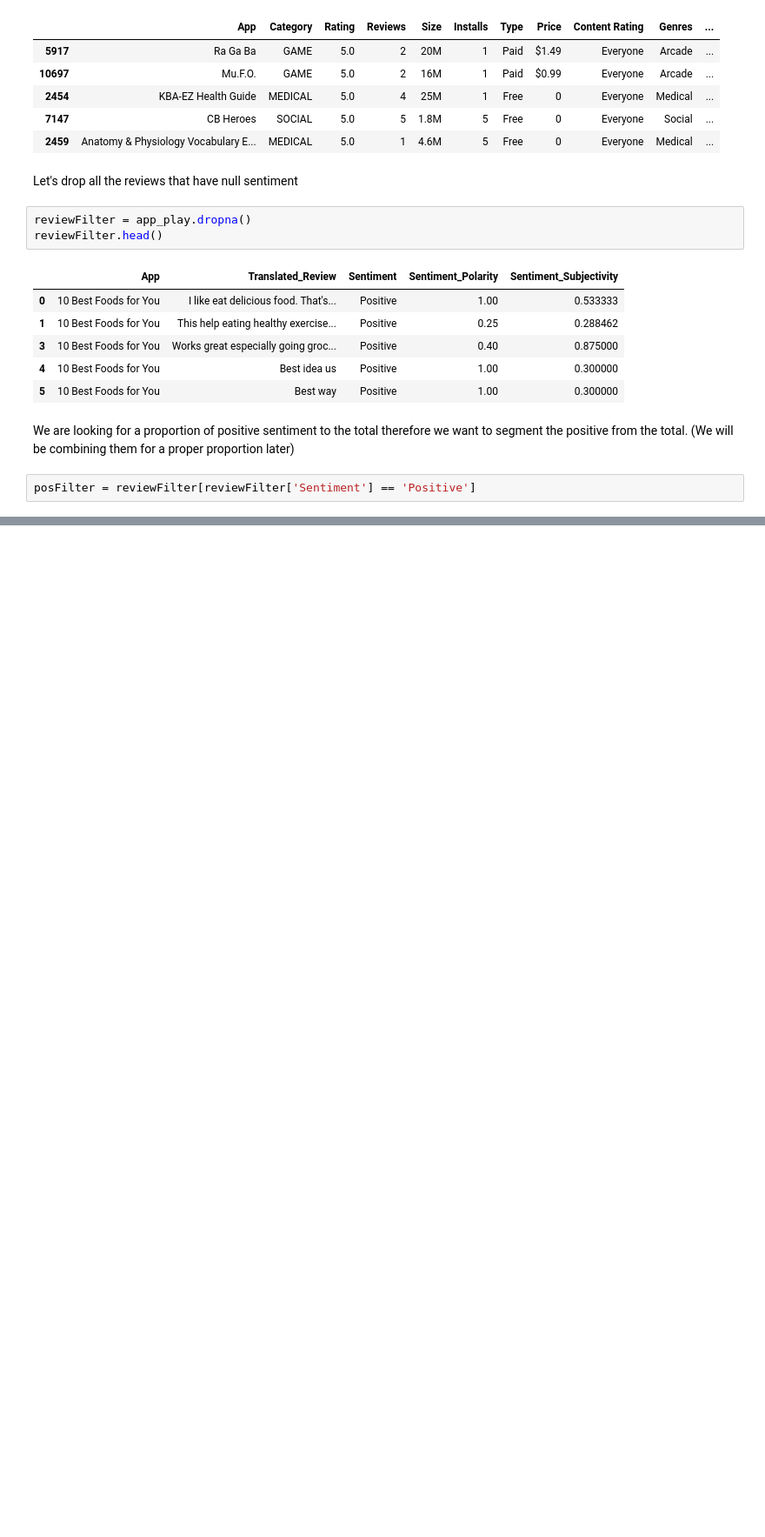
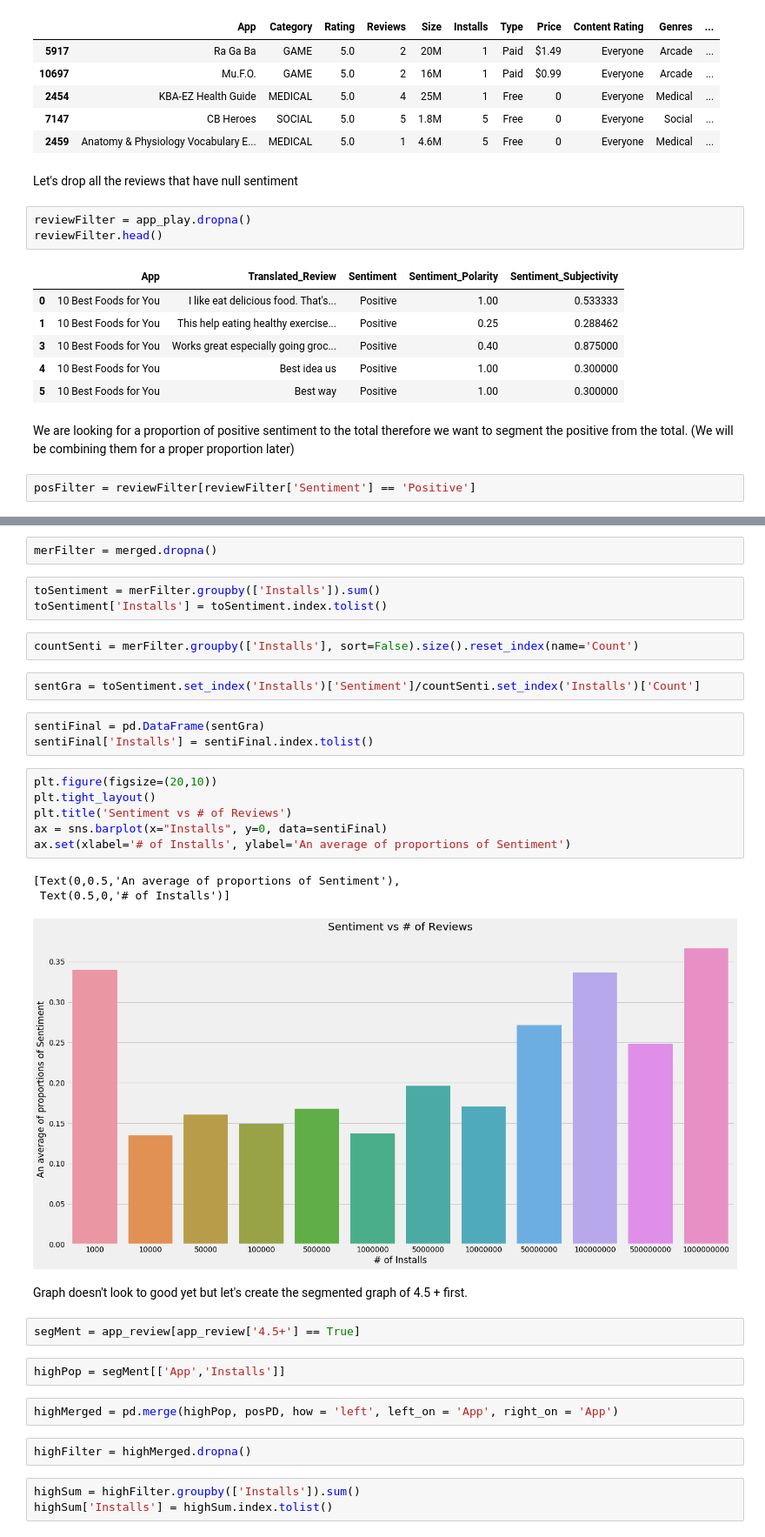
Before and after one commit to KenJiangg/Exploring-Datasets, a Jupyter notebook: GooglePlayEDA.ipynb, the cells around one changed output, grey strips where cells are left out. Shown: that part at 87% size. Drawn from its saved outputs; the diff is of its cells as text; blank space fills up the shorter version.

Commit message:
Finished the graphs, need to write process + findings

```diff
--- a/GooglePlayEDA.ipynb
+++ b/GooglePlayEDA.ipynb
@@ -281,0 +323,35 @@ Name: Sentiment, Length: 853, dtype: int64
+# %%
+merFilter = merged.dropna()
+# %%
+toSentiment = merFilter.groupby(['Installs']).sum()
+toSentiment['Installs'] = toSentiment.index.tolist()
+# %%
+countSenti = merFilter.groupby(['Installs'], sort=False).size().reset_index(name='Count')
+# %%
+sentGra = toSentiment.set_index('Installs')['Sentiment']/countSenti.set_index('Installs')['Count']
+# %%
+sentiFinal = pd.DataFrame(sentGra)
+sentiFinal['Installs'] = sentiFinal.index.tolist()
+# %%
+plt.figure(figsize=(20,10))
+plt.tight_layout()
+plt.title('Sentiment vs # of Reviews')
+ax = sns.barplot(x="Installs", y=0, data=sentiFinal)
+ax.set(xlabel='# of Installs', ylabel='An average of proportions of Sentiment')
+# %% [output]
+[Text(0,0.5,'An average of proportions of Sentiment'),
+ Text(0.5,0,'# of Installs')]
+[figure, added]
+# %% [markdown]
+Graph doesn't look to good yet but let's create the segmented graph of 4.5 + first.
+# %%
+segMent = app_review[app_review['4.5+'] == True]
+# %%
+highPop = segMent[['App','Installs']]
+# %%
+highMerged = pd.merge(highPop, posPD, how = 'left', left_on = 'App', right_on = 'App')
+# %%
+highFilter = highMerged.dropna()
+# %%
+highSum = highFilter.groupby(['Installs']).sum()
+highSum['Installs'] = highSum.index.tolist()
```
Also changed, not shown: parts of 35 cells of this notebook.
